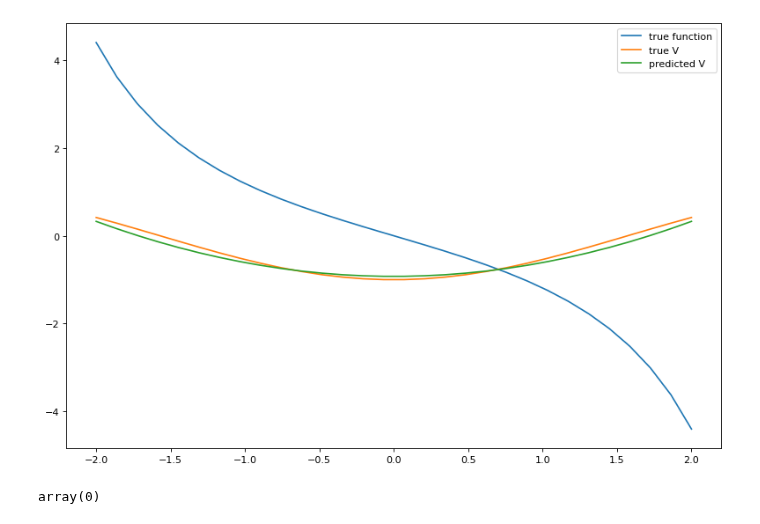
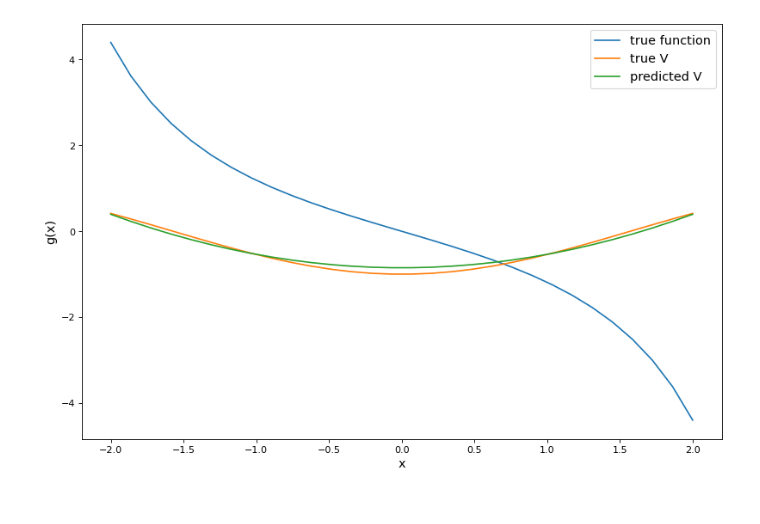
Before and after one commit to kyrxanthos/NN_dynamical_systems, a Jupyter notebook: My_Lya_1d.ipynb, the cells around one changed output. Cells and saved outputs as stored; diff of their text form; code cells hidden in the pictures.

```diff
--- a/My_Lya_1d.ipynb
+++ b/My_Lya_1d.ipynb
@@ -271,28 +274,26 @@ End of training, time: 35.8545
 # %%
 # 1d
 # define resolution
 numpoints = 30
 
 # define plotting range and mesh
 x = np.linspace(-bounds[0], bounds[0], numpoints)
 v_pred = model.predict(x)
 
-v_pred = v_pred + 34.5
+v_pred = v_pred + 34
 
 def v_true_f(x):
     vtf = - np.cos(x)
     return vtf
 v_true = v_true_f(x)
 y_true = vf(x)
 
 plt.plot(x, y_true, label = 'true function')
 plt.plot(x, v_true, label = 'true V')
 plt.plot(x, v_pred, label = 'predicted V')
-plt.legend()
+plt.xlabel('x', fontsize=13)
+plt.ylabel('g(x)', fontsize=13)
+plt.legend(prop={'size': 13})
 plt.show()
 # %% [output]
-[figure, old version]
+[figure, new version]
-# %%
-vf(0)
-# %% [output]
-array(0)
```
Also changed, not shown: parts of 3 cells of this notebook, 3 other files.
